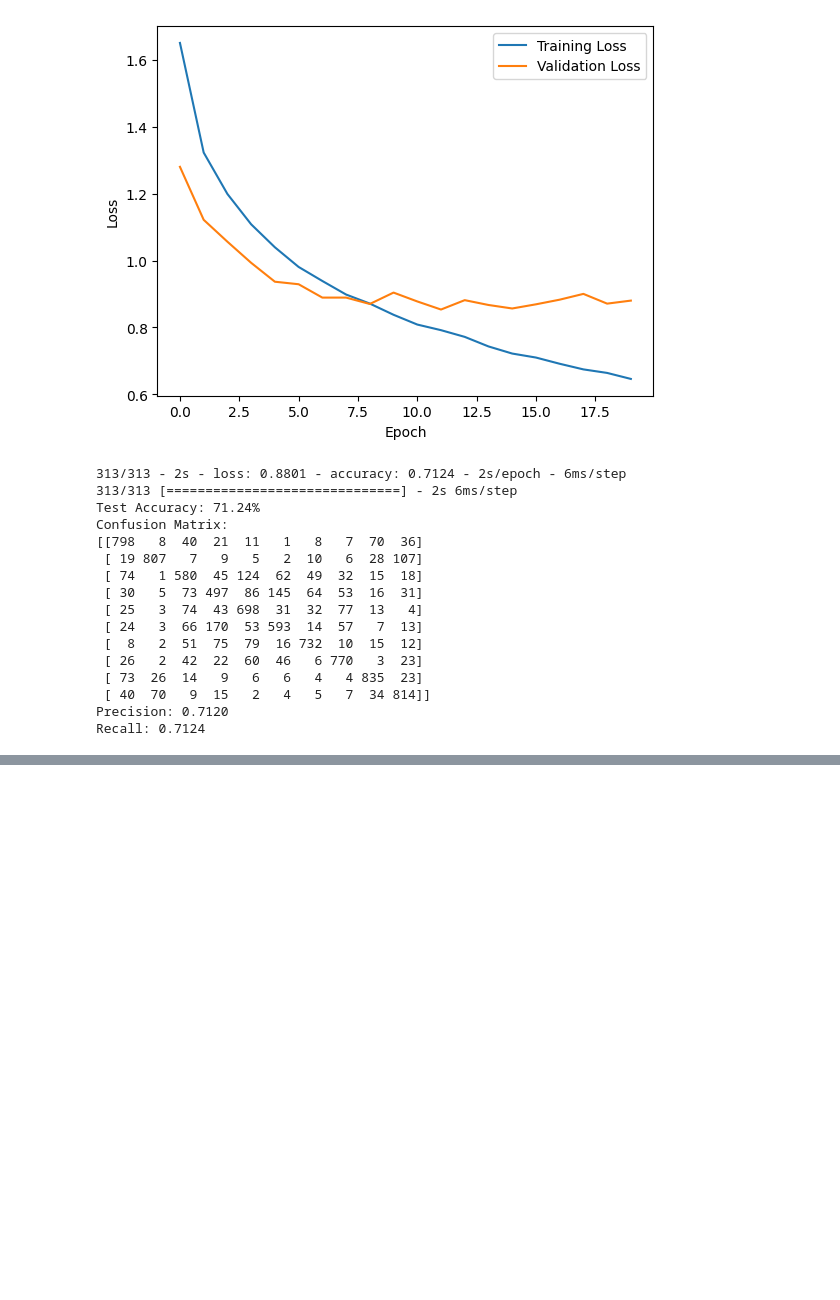
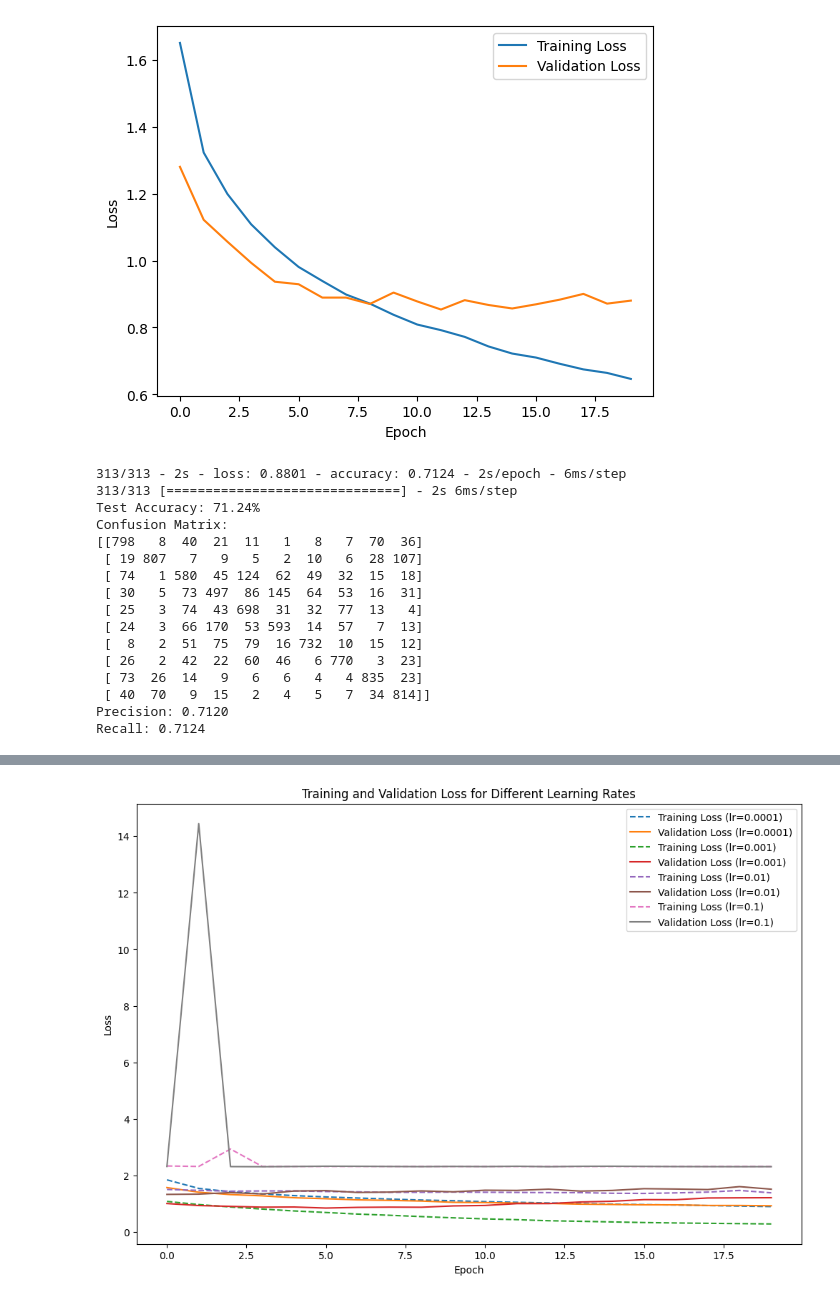
Before and after one commit to DiloJan-26/CNN-project, a Jupyter notebook: CNN project.ipynb, the cells around one changed output, grey strips where cells are left out. Cells and saved outputs as stored; diff of their text form; code cells hidden in the pictures; blank space fills up the shorter version.

Commit message:
updated with fine tuned model

```diff
--- a/CNN project.ipynb
+++ b/CNN project.ipynb
@@ -156,3 +156,65 @@ Confusion Matrix:
  [ 40  70   9  15   2   4   5   7  34 814]]
 Precision: 0.7120
 Recall: 0.7124
+# %%
+import matplotlib.pyplot as plt
+import tensorflow as tf
+from tensorflow.keras import layers, models
+from keras.datasets import cifar10
+from keras.utils import to_categorical
+
+# Load the CIFAR-10 dataset
+(train_images, train_labels), (test_images, test_labels) = cifar10.load_data()
+
+# Normalize pixel values to be between 0 and 1
+train_images, test_images = train_images / 255.0, test_images / 255.0
+
+# Convert class vectors to binary class matrices
+train_labels = to_categorical(train_labels, num_classes=10)
+test_labels = to_categorical(test_labels, num_classes=10)
+
+# Define the CNN model
+model = models.Sequential()
+model.add(layers.Conv2D(filters=32, kernel_size=(3, 3), activation='relu', input_shape=(32, 32, 3)))
+model.add(layers.MaxPooling2D(pool_size=(2, 2)))
+model.add(layers.Conv2D(filters=64, kernel_size=(3, 3), activation='relu'))
+model.add(layers.MaxPooling2D(pool_size=(2, 2)))
+model.add(layers.Flatten())
+model.add(layers.Dense(units=128, activation='relu'))
+model.add(layers.Dropout(rate=0.3))
+model.add(layers.Dense(units=10, activation='softmax'))
+
+# Learning rates to try
+learning_rates = [0.0001, 0.001, 0.01, 0.1]
+
+# Lists to store loss values for each learning rate
+train_losses = []
+val_losses = []
+
+for lr in learning_rates:
+    # Define the optimizer with the current learning rate
+    optimizer = tf.keras.optimizers.Adam(learning_rate=lr)
+
+    # Compile the model with sparse categorical crossentropy loss
+    model.compile(optimizer=optimizer, loss='categorical_crossentropy', metrics=['accuracy'])
+
+    # Train the model for 20 epochs
+    history = model.fit(train_images, train_labels, epochs=20, validation_data=(test_images, test_labels), verbose=0)
+
+    # Record training and validation losses
+    train_losses.append(history.history['loss'])
+    val_losses.append(history.history['val_loss'])
+
+# Plotting
+plt.figure(figsize=(12, 8))
+
+for i, lr in enumerate(learning_rates):
+    plt.plot(train_losses[i], label=f'Training Loss (lr={lr})', linestyle='--')
+    plt.plot(val_losses[i], label=f'Validation Loss (lr={lr})')
+
+plt.xlabel('Epoch')
+plt.ylabel('Loss')
+plt.title('Training and Validation Loss for Different Learning Rates')
+plt.legend()
+plt.show()
+# %% [output]
@@ -158,0 +230 @@ Recall: 0.7124
+[figure, added]
```
Also changed, not shown: parts of 1 cell of this notebook.
